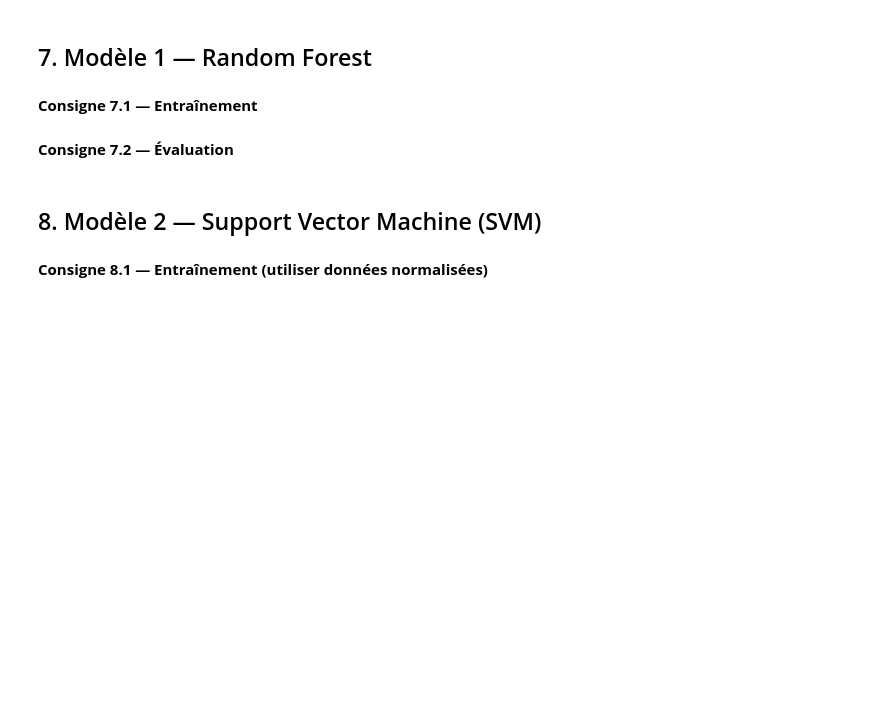
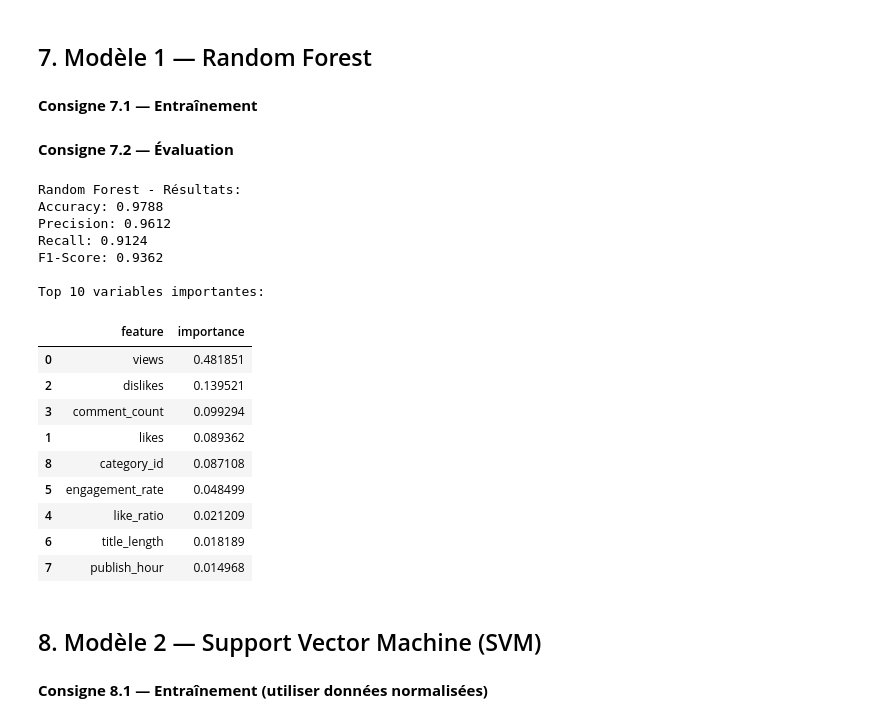
Before and after one commit to 17matb/youtube-trends, a Jupyter notebook: ml_youtube_trends.ipynb, the cells around one changed output. Drawn from its saved outputs; the diff is of its cells as text; code cells hidden in the pictures; blank space fills up the shorter version.

Commit message:
feat: implement Random Forest and SVM models with performance evaluation

```diff
--- a/ml_youtube_trends.ipynb
+++ b/ml_youtube_trends.ipynb
@@ -476,28 +479,48 @@ Reconstitution du dataframe complet
 **Consigne 7.1 — Entraînement**
 # %%
 # VOTRE CODE ICI - Section 7.1
-# from sklearn.ensemble import RandomForestClassifier
-# ....
-# ....
-# ....
+rf_model = RandomForestClassifier(
+    n_estimators=100, # default
+    max_depth=None,
+    random_state=1,
+)
+rf_model.fit(X_train_final, y_train)
+rf_predictions = rf_model.predict(X_test_final)
 # %% [markdown]
 **Consigne 7.2 — Évaluation**
 # %%
 # VOTRE CODE ICI - Section 7.2
-# from sklearn.metrics import accuracy_score, precision_score, recall_score, f1_score, confusion_matrix
-# print("Random Forest - Résultats:")
-# print(f"Accuracy: {accuracy_score(y_test, rf_predictions):.4f}")
-# print(f"Precision: {precision_score(y_test, rf_predictions):.4f}")
-# print(f"Recall: {recall_score(y_test, rf_predictions):.4f}")
-# print(f"F1-Score: {f1_score(y_test, rf_predictions):.4f}")
-# # Importance des variables
-# import pandas as pd
-# feature_importance = pd.DataFrame({
-#     'feature': X.columns,
-#     'importance': rf_model.feature_importances_
-# }).sort_values('importance', ascending=False)
-# print("\nTop 10 variables importantes:")
-# display(feature_importance.head(10))
+print("Random Forest - Résultats:")
+print(f"Accuracy: {accuracy_score(y_test, rf_predictions):.4f}")
+print(f"Precision: {precision_score(y_test, rf_predictions):.4f}")
+print(f"Recall: {recall_score(y_test, rf_predictions):.4f}")
+print(f"F1-Score: {f1_score(y_test, rf_predictions):.4f}")
+
+# Importance des variables
+feature_importance = pd.DataFrame({
+    'feature': X.columns,
+    'importance': rf_model.feature_importances_
+}).sort_values('importance', ascending=False)
+print("\nTop 10 variables importantes:")
+display(feature_importance)
+# %% [output]
+Random Forest - Résultats:
+Accuracy: 0.9788
+Precision: 0.9612
+Recall: 0.9124
+F1-Score: 0.9362
+
+Top 10 variables importantes:
+|  | feature | importance |
+| 0 | views | 0.481851 |
+| 2 | dislikes | 0.139521 |
+| 3 | comment_count | 0.099294 |
+| 1 | likes | 0.089362 |
+| 8 | category_id | 0.087108 |
+| 5 | engagement_rate | 0.048499 |
+| 4 | like_ratio | 0.021209 |
+| 6 | title_length | 0.018189 |
+| 7 | publish_hour | 0.014968 |
 # %% [markdown]
 ## 8. Modèle 2 — Support Vector Machine (SVM)
 # %% [markdown]
```
Also changed, not shown: parts of 4 cells of this notebook.
